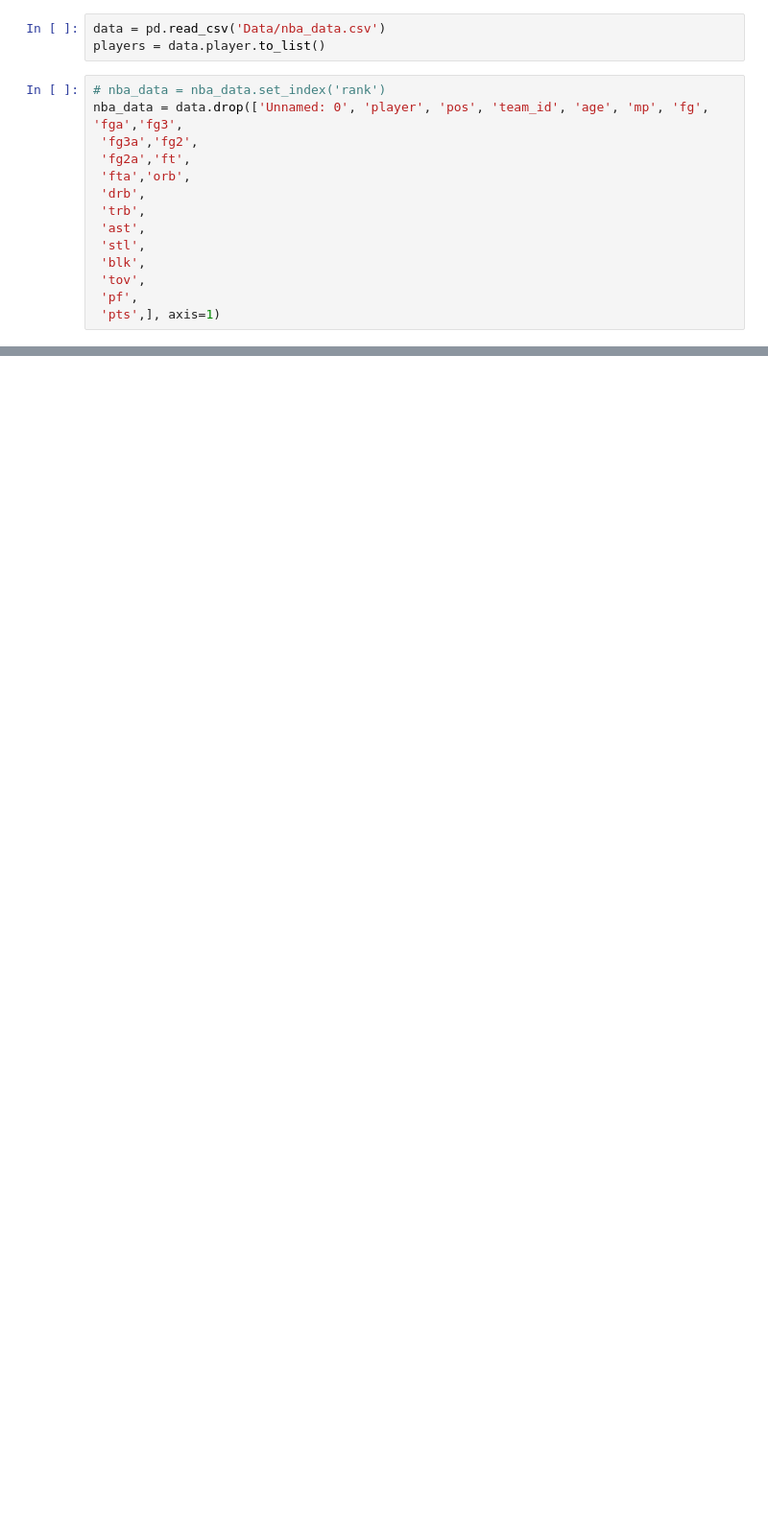
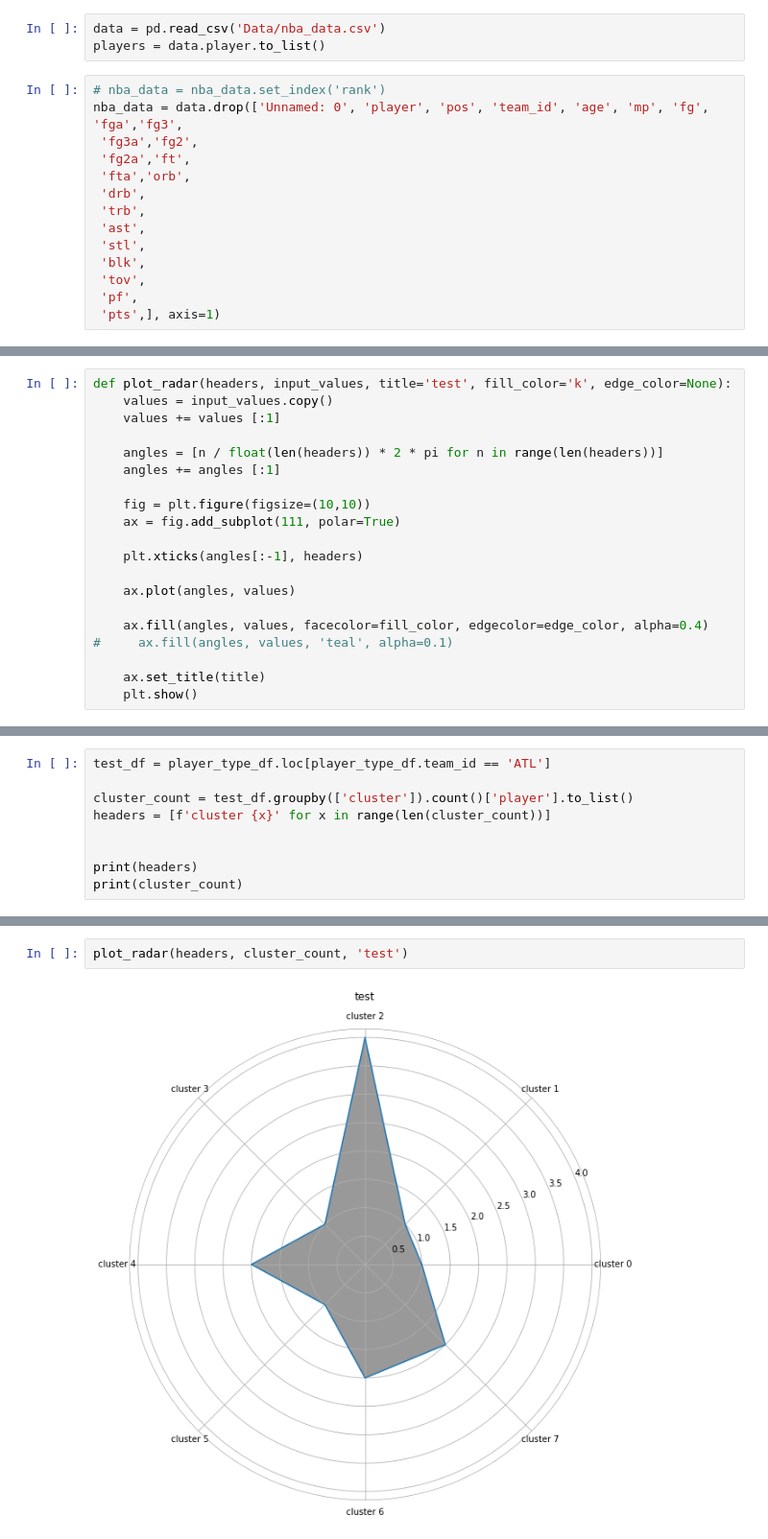
Before and after one commit to phamkdaniel/NBA-Player-Data, a Jupyter notebook: K-Means_final.ipynb, the cells around one changed output, grey strips where cells are left out. Shown at 96% size. Cells and saved outputs as stored; diff of their text form; blank space fills up the shorter version.

Commit message:
add radar chart for all teams

```diff
--- a/K-Means_final.ipynb
+++ b/K-Means_final.ipynb
@@ -140,3 +146,23 @@ def plot_radar(cat, values, title, fill_color='k', edge_color=None):
+# %%
+def plot_radar(headers, input_values, title='test', fill_color='k', edge_color=None):
+    values = input_values.copy()
+    values += values [:1]
+
+    angles = [n / float(len(headers)) * 2 * pi for n in range(len(headers))]
+    angles += angles [:1]
+
+    fig = plt.figure(figsize=(10,10))
+    ax = fig.add_subplot(111, polar=True)
+
+    plt.xticks(angles[:-1], headers)
+
+    ax.plot(angles, values)
+
+    ax.fill(angles, values, facecolor=fill_color, edgecolor=edge_color, alpha=0.4)
+#     ax.fill(angles, values, 'teal', alpha=0.1)
+
+    ax.set_title(title)
+    plt.show()
 # %%
 player_df = data[['player', 'team_id']]
 player_df
@@ -166,0 +227,9 @@ player_type_df.sort_values(by='team_id')
+# %%
+test_df = player_type_df.loc[player_type_df.team_id == 'ATL']
+
+cluster_count = test_df.groupby(['cluster']).count()['player'].to_list()
+headers = [f'cluster {x}' for x in range(len(cluster_count))]
+
+
+print(headers)
+print(cluster_count)
@@ -166,0 +239,4 @@ player_type_df.sort_values(by='team_id')
+# %%
+plot_radar(headers, cluster_count, 'test')
+# %% [output]
+[figure, added]
```
Also changed, not shown: parts of 12 cells of this notebook.
